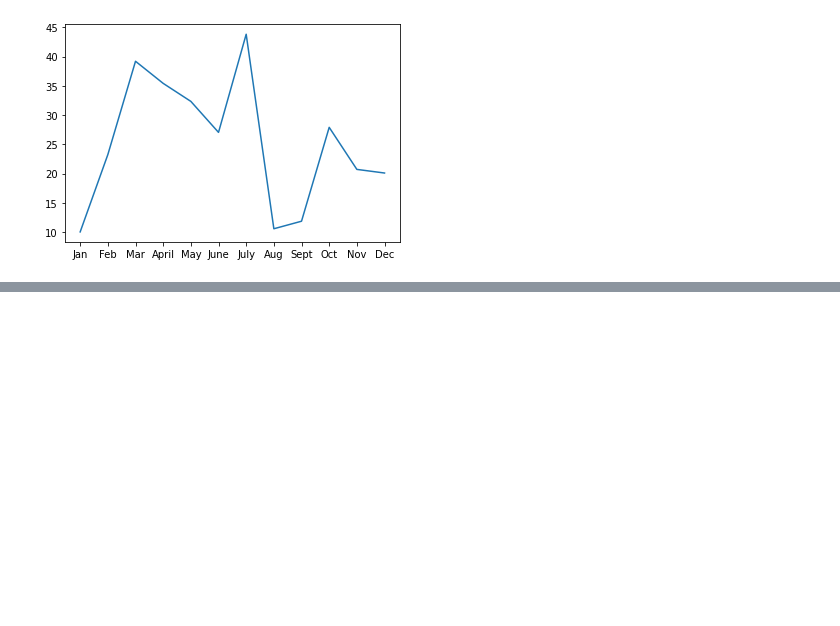
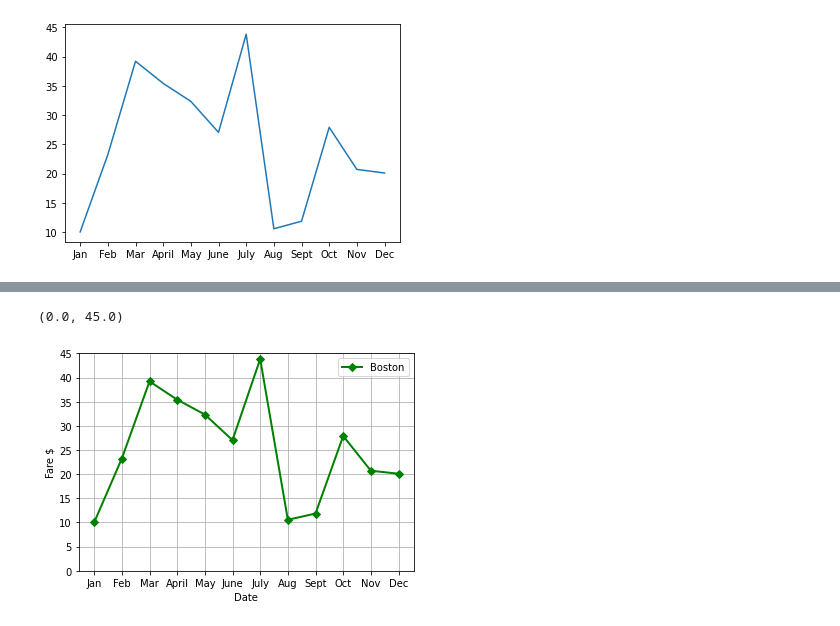
Before and after one commit to GizelleL/PyBer_Analysis, a Jupyter notebook: Matplotlib_practice_Draft 1.ipynb, the cells around one changed output, grey strips where cells are left out. Drawn from its saved outputs; the diff is of its cells as text; code cells hidden in the pictures; blank space fills up the shorter version.

```diff
--- a/Matplotlib_practice_Draft 1.ipynb
+++ b/Matplotlib_practice_Draft 1.ipynb
@@ -104,0 +118,11 @@ KeyError: 'Boston'
+# %%
+ax = plt.axes()
+ax.plot(x_axis, y_axis,color='green',marker='D',linewidth='2.0',label='Boston')
+ax.legend(['Boston'])
+ax.set_xlabel('Date')
+ax.set_ylabel('Fare $')
+ax.grid()
+ax.set_ylim(0,45)
+# %% [output]
+(0.0, 45.0)
+[figure, added]
```
Also changed, not shown: parts of 36 cells of this notebook, 5 other files.
